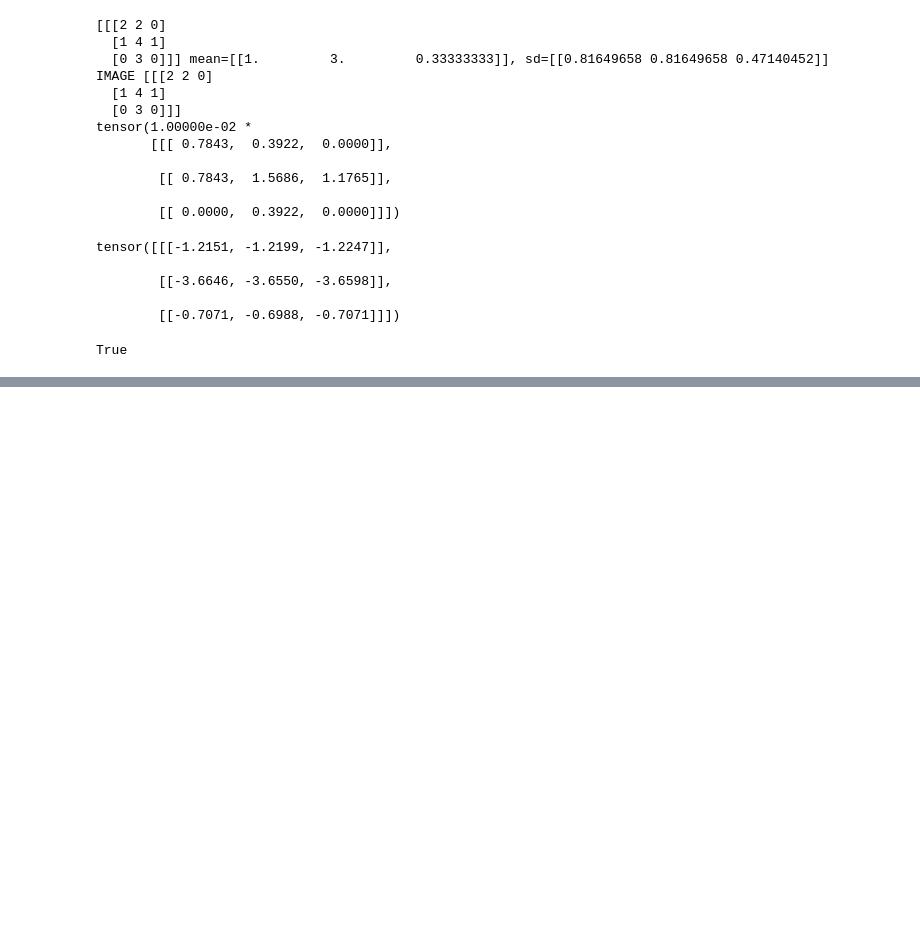
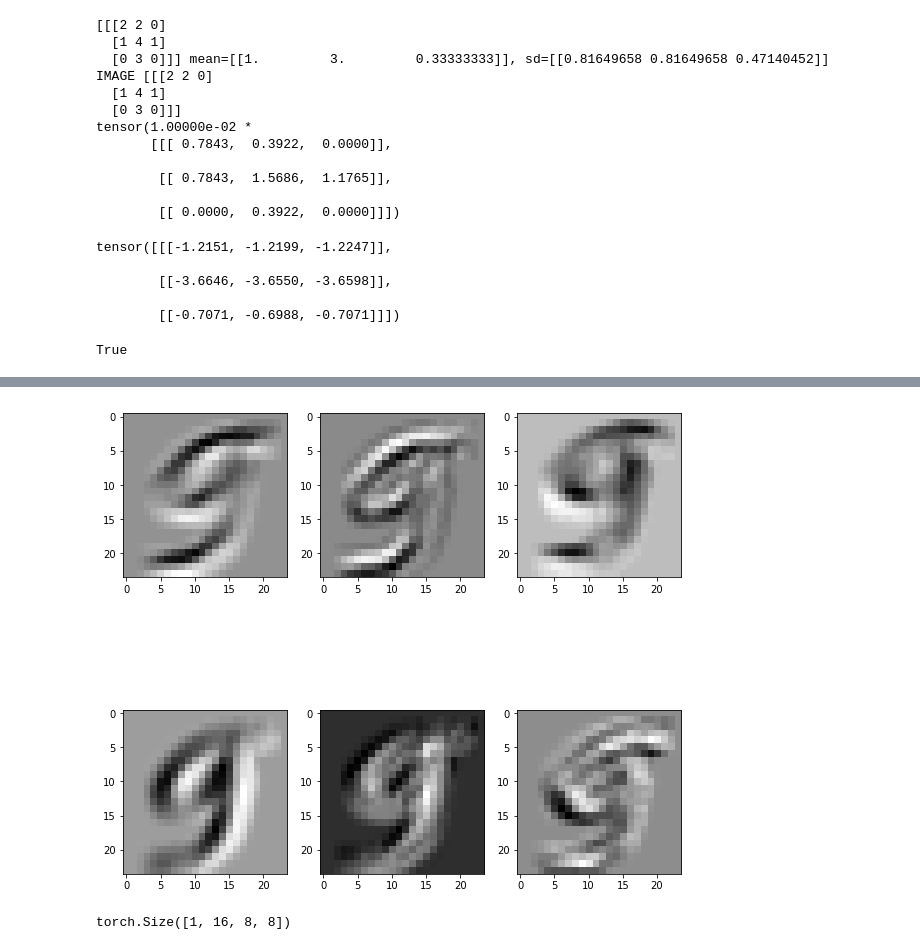
Before and after one commit to Klim314/ML-playepen, a Jupyter notebook: notebooks/Basic MNIST classification.ipynb, the cells around one changed output, grey strips where cells are left out. Cells and saved outputs as stored; diff of their text form; code cells hidden in the pictures; blank space fills up the shorter version.

```diff
--- a/notebooks/Basic MNIST classification.ipynb
+++ b/notebooks/Basic MNIST classification.ipynb
@@ -277,0 +301,24 @@ tensor(9912, device='cuda:0')
+# %%
+# Decompose
+image = indata
+h = net.conv1(indata.cuda())
+plt.figure(1, figsize = (10, 10))
+for num, i in enumerate(h[0]):
+    showdata = i.cpu().detach().numpy() / 2  + 0.5
+    plt.subplot(2, 3, num + 1)
+    plt.imshow(showdata, cmap="gray")
+
+h = net.pool(h)
+h = net.conv2(h)
+
+# plt.figure(1, figsize = (10, 10))
+# for num, i in enumerate(h[0]):
+#     showdata = i.cpu().detach().numpy() / 2  + 0.5
+#     plt.subplot(2, 3, num + 1)
+#     plt.imshow(showdata, cmap="gray")
+# %% [output]
+[figure, added]
+# %%
+h.shape
+# %% [output]
+torch.Size([1, 16, 8, 8])
```
Also changed, not shown: parts of 12 cells of this notebook.
